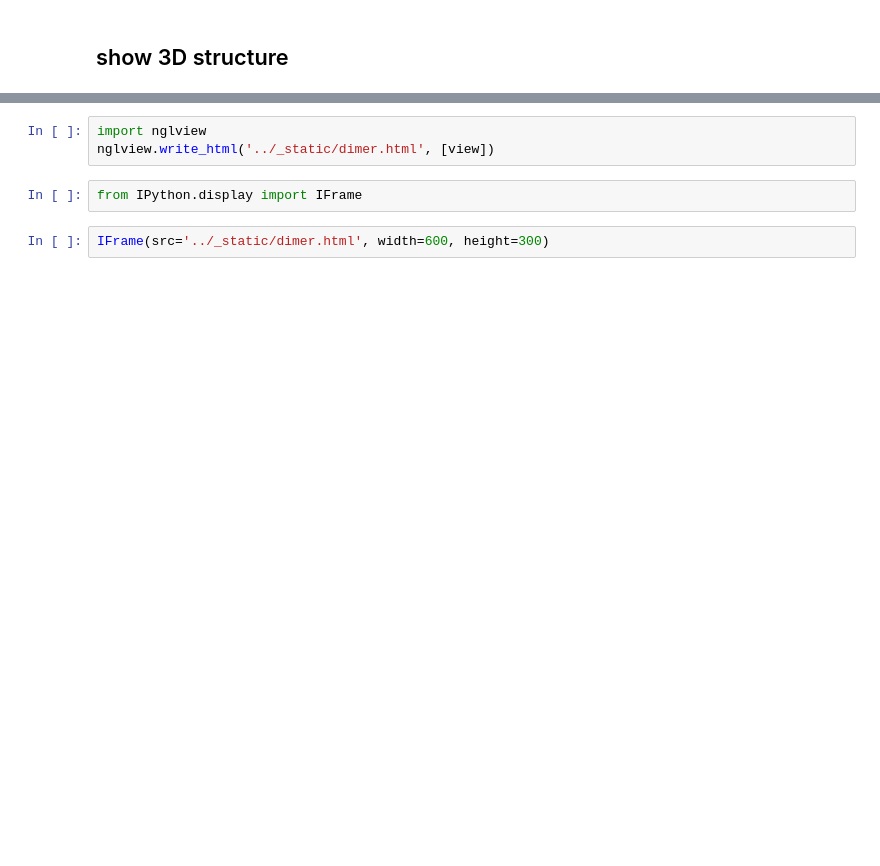
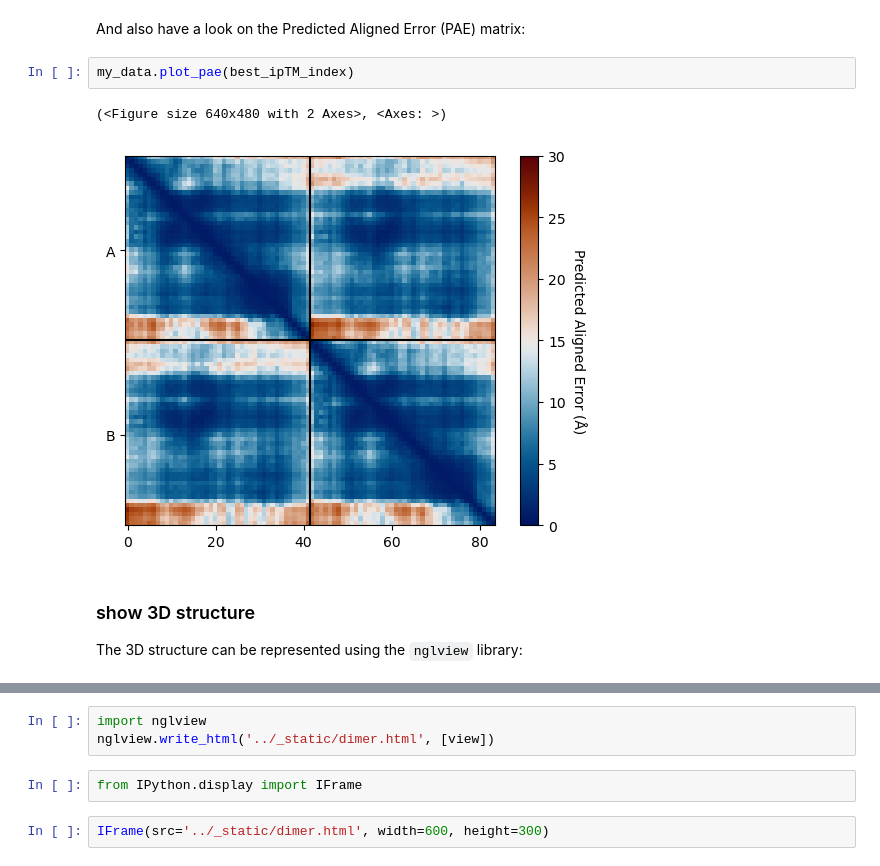
Before and after one commit to samuelmurail/af2_analysis, a Jupyter notebook: docs/source/notebooks/basic_example.ipynb, the cells around one changed output, grey strips where cells are left out. Cells and saved outputs as stored; diff of their text form; blank space fills up the shorter version.

```diff
--- a/docs/source/notebooks/basic_example.ipynb
+++ b/docs/source/notebooks/basic_example.ipynb
@@ -31,3 +84,12 @@ my_data.df.head()
+# %% [markdown]
+And also have a look on the Predicted Aligned Error (PAE) matrix:
+# %%
+my_data.plot_pae(best_ipTM_index)
+# %% [output]
+(<Figure size 640x480 with 2 Axes>, <Axes: >)
+[figure, added]
 # %% [markdown]
-## show 3D structure
+### show 3D structure
+
+The 3D structure can be represented using the `nglview` library:
 # %%
```
Also changed, not shown: parts of 36 cells of this notebook, 10 other files.
